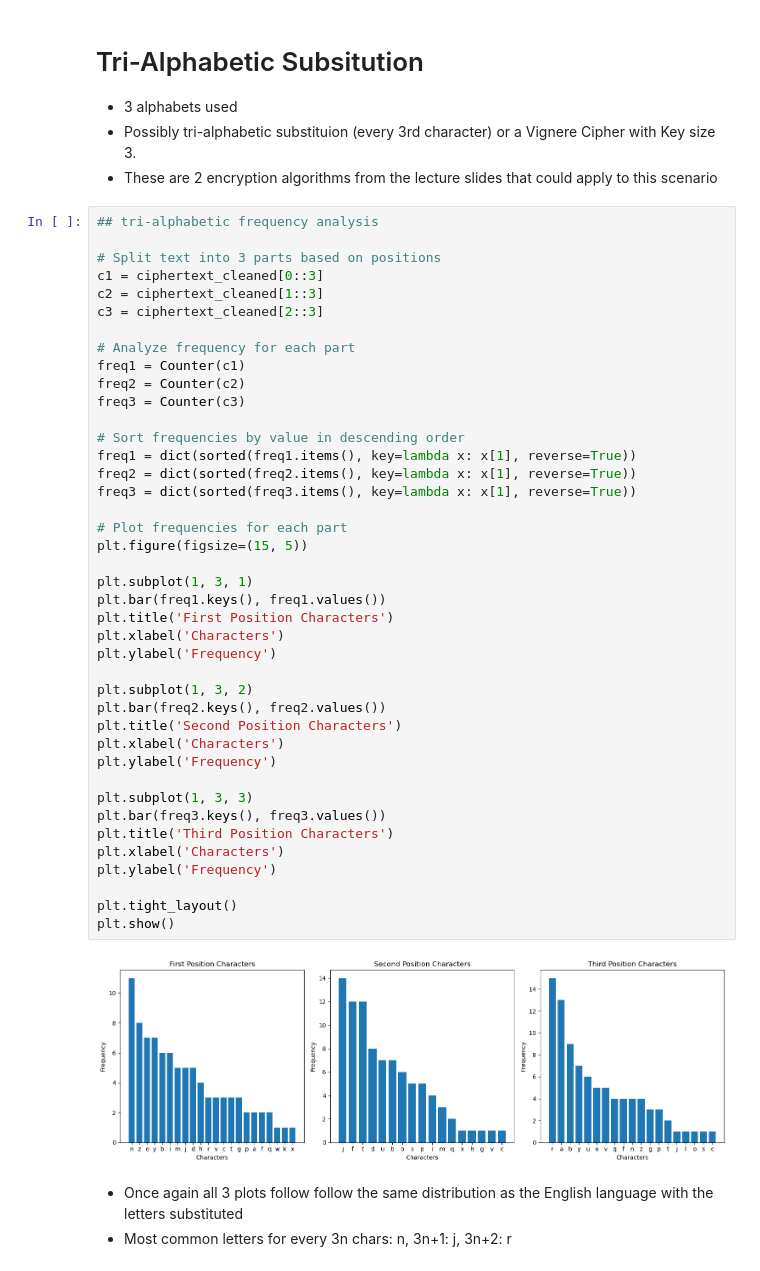
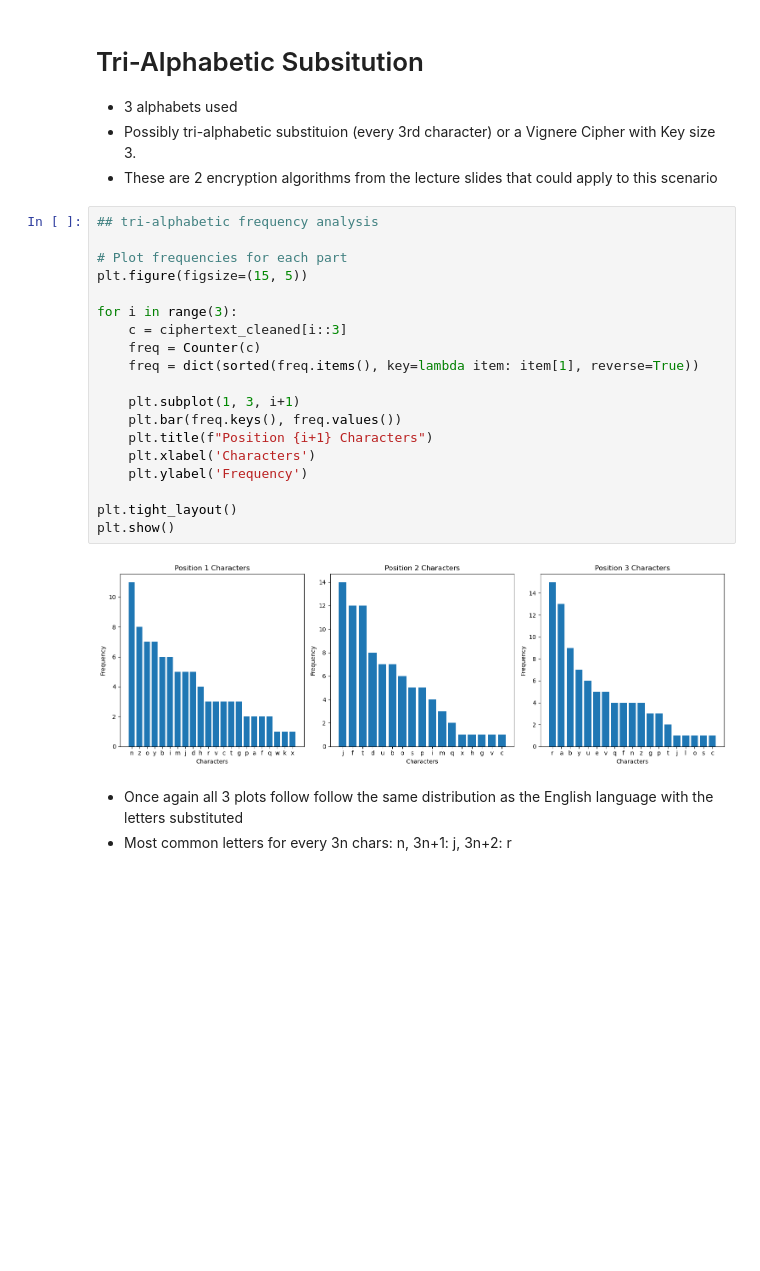
Before and after one commit to tee1g21/Cryptography, a Jupyter notebook: message1.ipynb, the cells around one changed output. Drawn from its saved outputs; the diff is of its cells as text; blank space fills up the shorter version.

```diff
--- a/message1.ipynb
+++ b/message1.ipynb
@@ -202,49 +202,27 @@ GCD: 3
 * 3 alphabets used
 * Possibly tri-alphabetic substituion (every 3rd character) or a Vignere Cipher with Key size 3.
 * These are 2 encryption algorithms from the lecture slides that could apply to this scenario
-# %%
-## tri-alphabetic frequency analysis
-
-# Split text into 3 parts based on positions
-c1 = ciphertext_cleaned[0::3]
-c2 = ciphertext_cleaned[1::3]
-c3 = ciphertext_cleaned[2::3]
-
-# Analyze frequency for each part
-freq1 = Counter(c1)
-freq2 = Counter(c2)
-freq3 = Counter(c3)
-
-# Sort frequencies by value in descending order
-freq1 = dict(sorted(freq1.items(), key=lambda x: x[1], reverse=True))
-freq2 = dict(sorted(freq2.items(), key=lambda x: x[1], reverse=True))
-freq3 = dict(sorted(freq3.items(), key=lambda x: x[1], reverse=True))
-
-# Plot frequencies for each part
-plt.figure(figsize=(15, 5))
-
-plt.subplot(1, 3, 1)
-plt.bar(freq1.keys(), freq1.values())
-plt.title('First Position Characters')
-plt.xlabel('Characters')
-plt.ylabel('Frequency')
-
-plt.subplot(1, 3, 2)
-plt.bar(freq2.keys(), freq2.values())
-plt.title('Second Position Characters')
-plt.xlabel('Characters')
-plt.ylabel('Frequency')
-
-plt.subplot(1, 3, 3)
-plt.bar(freq3.keys(), freq3.values())
-plt.title('Third Position Characters')
-plt.xlabel('Characters')
-plt.ylabel('Frequency')
-
-plt.tight_layout()
-plt.show()
-# %% [output]
-[figure, removed]
+# %%
+## tri-alphabetic frequency analysis
+
+# Plot frequencies for each part
+plt.figure(figsize=(15, 5))
+
+for i in range(3):
+    c = ciphertext_cleaned[i::3]
+    freq = Counter(c)
+    freq = dict(sorted(freq.items(), key=lambda item: item[1], reverse=True))
+
+    plt.subplot(1, 3, i+1)
+    plt.bar(freq.keys(), freq.values())
+    plt.title(f"Position {i+1} Characters")
+    plt.xlabel('Characters')
+    plt.ylabel('Frequency')
+
+plt.tight_layout()
+plt.show()
+# %% [output]
+[figure, added]
 # %% [markdown]
 * Once again all 3 plots follow follow the same distribution as the English language with the letters substituted
 * Most common letters for every 3n chars: n, 3n+1: j, 3n+2: r
```
Also changed, not shown: 1 other file.
